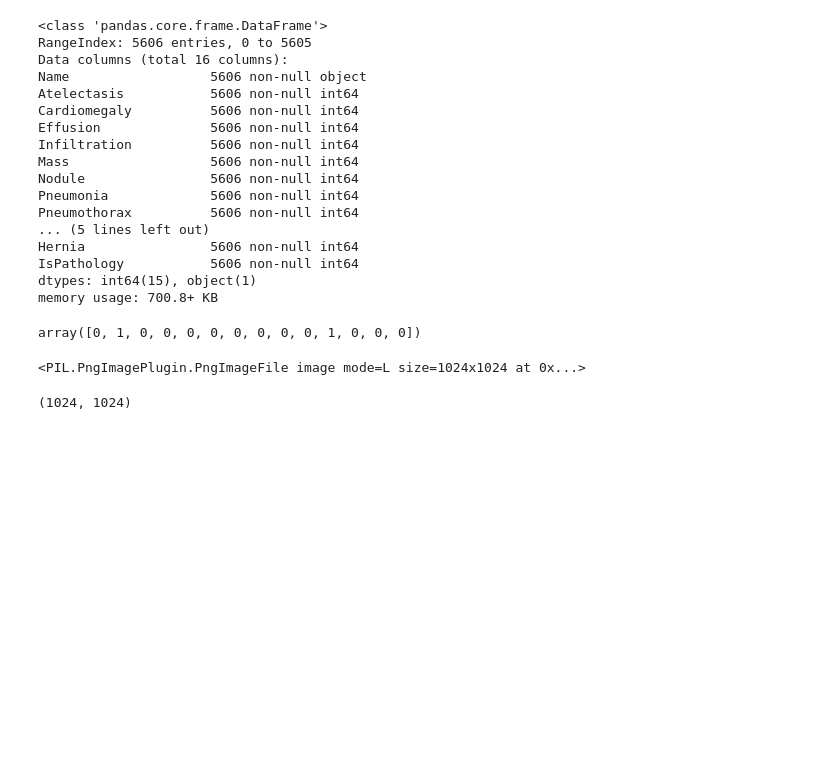
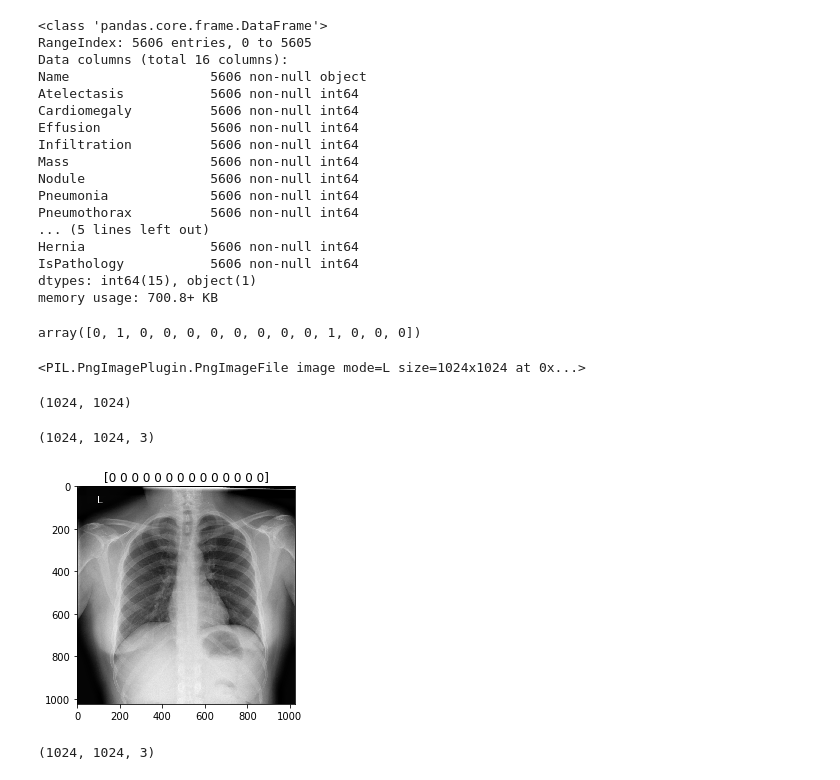
Before and after one commit to SyomaKiss/Two-level-classification, a Jupyter notebook: data_loader.ipynb, the cells around one changed output. Saved outputs shown, nothing was run; the diff lists cells and outputs as text; code cells hidden in the pictures; blank space fills up the shorter version.

```diff
--- a/data_loader.ipynb
+++ b/data_loader.ipynb
@@ -79,12 +79,11 @@ class ChestnetDataset(Dataset):
         return len(self.df)
 
     def __getitem__(self, idx):
-        """
-        TODO: copy duplicate grayscale channels to get RGB
-        """
+
         img_name = os.path.join(self.root_dir,
                                 self.df.iloc[idx, 0])
         image = io.imread(img_name)
+        image = np.stack([image,image,image], axis = -1)
         labels = self.df.iloc[idx, 1:-1].values.astype(int)
         sample = {'image': image, 'labels': labels}
 
@@ -99,12 +98,29 @@ def show_example(example):
     Args:
     example: dict or image(ndarray)
     """
-
     plt.figure()
     if isinstance(example, dict):
         image = example['image']
         plt.title(str(example['labels']))
     else:
         image = example
-    plt.imshow(image, cmap='gray')
+    plt.imshow(image)
     plt.show()
+# %%
+ds = ChestnetDataset('../dataset/chestnet_labels_sample.csv', '../dataset/images/')
+
+img_name = os.path.join('../dataset/images/',
+                                '00000032_001.png')
+image = ds[9]['image']
+image.shape
+# %% [output]
+(1024, 1024, 3)
+# %%
+show_example(ds[55])
+# %% [output]
+[figure, added]
+# %%
+img = ds[1]['image']
+img.shape
+# %% [output]
+(1024, 1024, 3)
```
Also changed, not shown: parts of 12 cells of this notebook, 1 other file.
